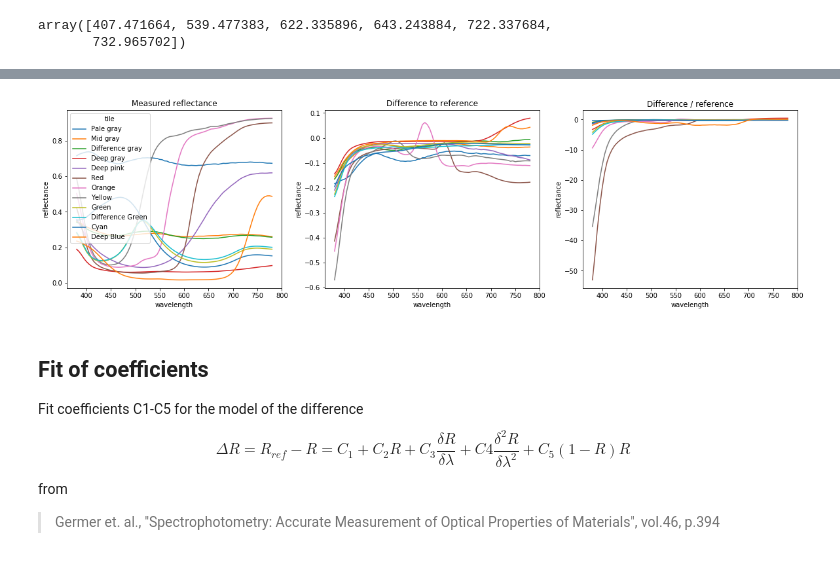
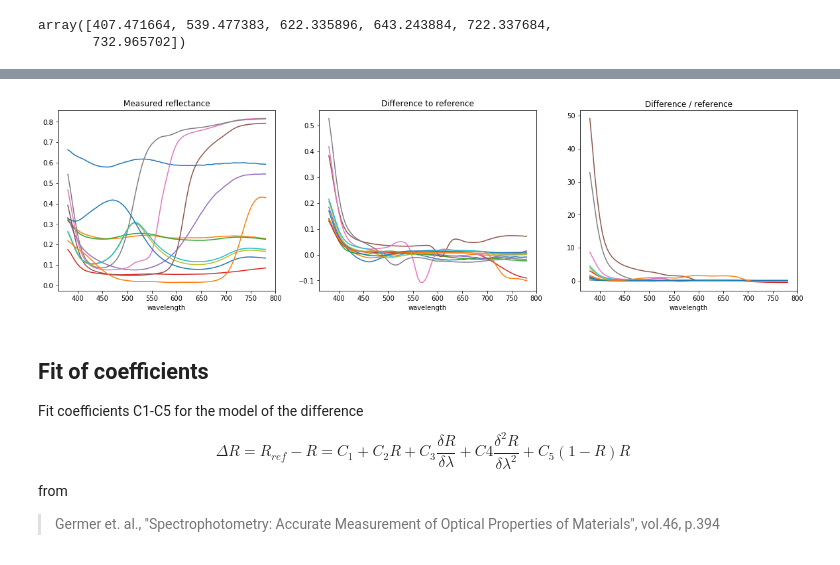
Before and after one commit to silmae/colortiles, a Jupyter notebook: Fit of measurement.ipynb, the cells around one changed output, grey strips where cells are left out. Cells and saved outputs as stored; diff of their text form; code cells hidden in the pictures.

Commit message:
Add calculations for the second reference set

```diff
--- a/Fit of measurement.ipynb
+++ b/Fit of measurement.ipynb
@@ -29,11 +30,11 @@ Coordinates:
 # %% [markdown]
 Since the measured dataset contains quite a bit of extra data, it has to be cleaned up to match references
 # %%
-ds = xr.open_dataset('C:/Temp/data/reflectances_from_mean_dn.nc').drop('_I50_L0-511_3-10-2018_11.21.28_2_Mid', dim='filename')
+ds = xr.open_dataset('C:/Temp/data/reflectances_from_means.nc').drop('_I50_L0-511_3-10-2018_11.21.28_2_Mid', dim='filename')
 ds = ds.swap_dims({'band':'wavelength', 'filename':'tile'})
 ds['tile'] = ds['tile'].astype('U16')
 measured = ds.isel(
-    reference=1
+    reference=4
 ).where(
     (ds.distance=='near') & (ds.tile != 'None') & (ds.tile != 'White') & (ds.tile != 'Black'),
     drop=True
@@ -69,2 +72,2 @@ array([407.471664, 539.477383, 622.335896, 643.243884, 722.337684,
 # %%
-measured = measured.interp_like(reference, method='linear')
+measurement_to_fit = measured.interp_like(reference, method='linear') * PTFE_reflectance_factor_45_0()
@@ -88,14 +81,14 @@ Coordinates:
 # %%
 fig, ax = plt.subplots(ncols=3, figsize=(20,5))
-measured.plot.line(x='wavelength', ax=ax[0])
-(reference - measured).plot.line(x='wavelength', add_legend=False, ax=ax[1])
-((reference - measured)/reference).plot.line(x='wavelength', add_legend=False, ax=ax[2])
+measurement_to_fit.plot.line(x='wavelength', ax=ax[0],add_legend=False)
+(measurement_to_fit - reference).plot.line(x='wavelength', add_legend=False, ax=ax[1])
+((measurement_to_fit - reference)/reference).plot.line(x='wavelength', add_legend=False, ax=ax[2])
 ax[0].set_title('Measured reflectance')
 ax[1].set_title('Difference to reference')
 ax[2].set_title('Difference / reference')
 plt.show()
 # %% [output]
-[figure, old version]
+[figure, new version]
 # %% [markdown]
 ## Fit of coefficients
 Fit coefficients C1-C5 for the model of the difference
```
Also changed, not shown: parts of 19 cells of this notebook.
